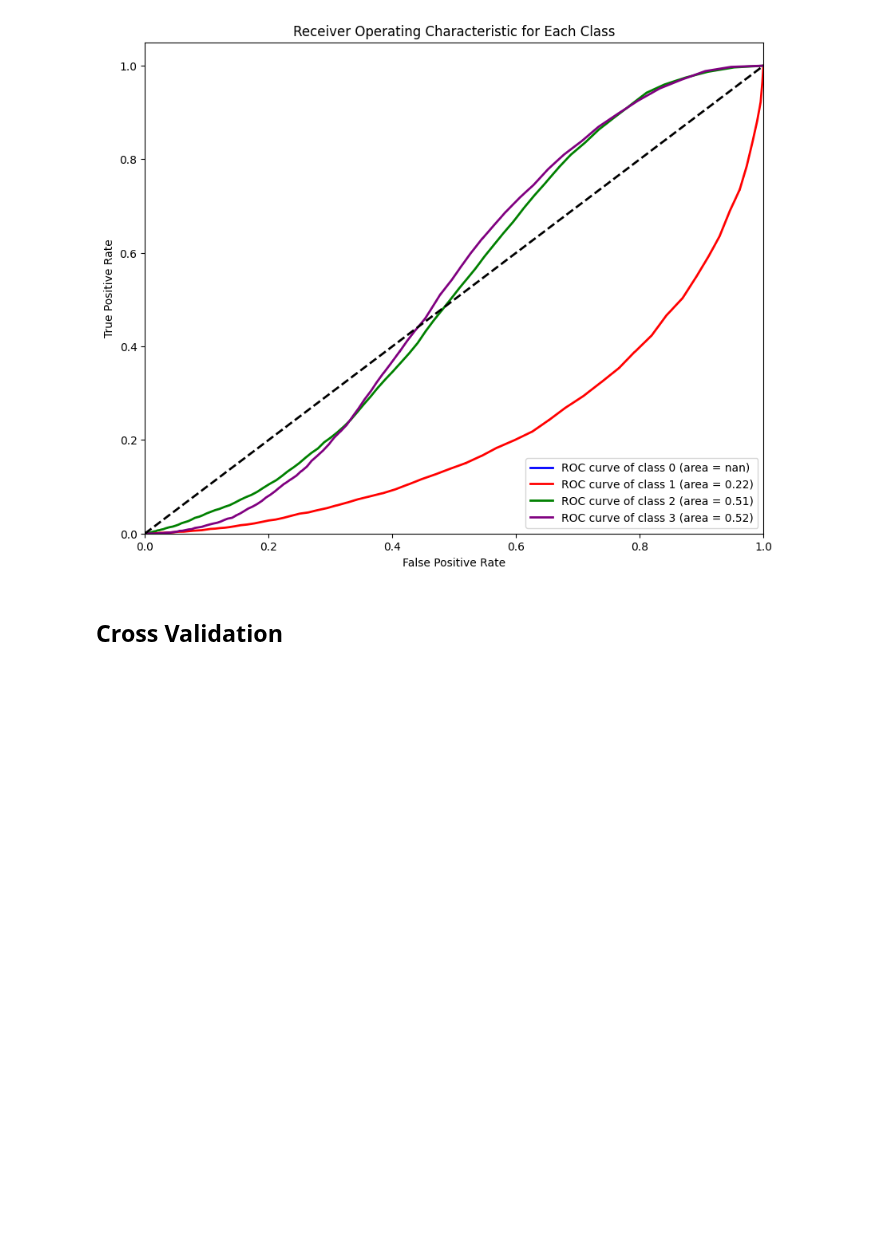
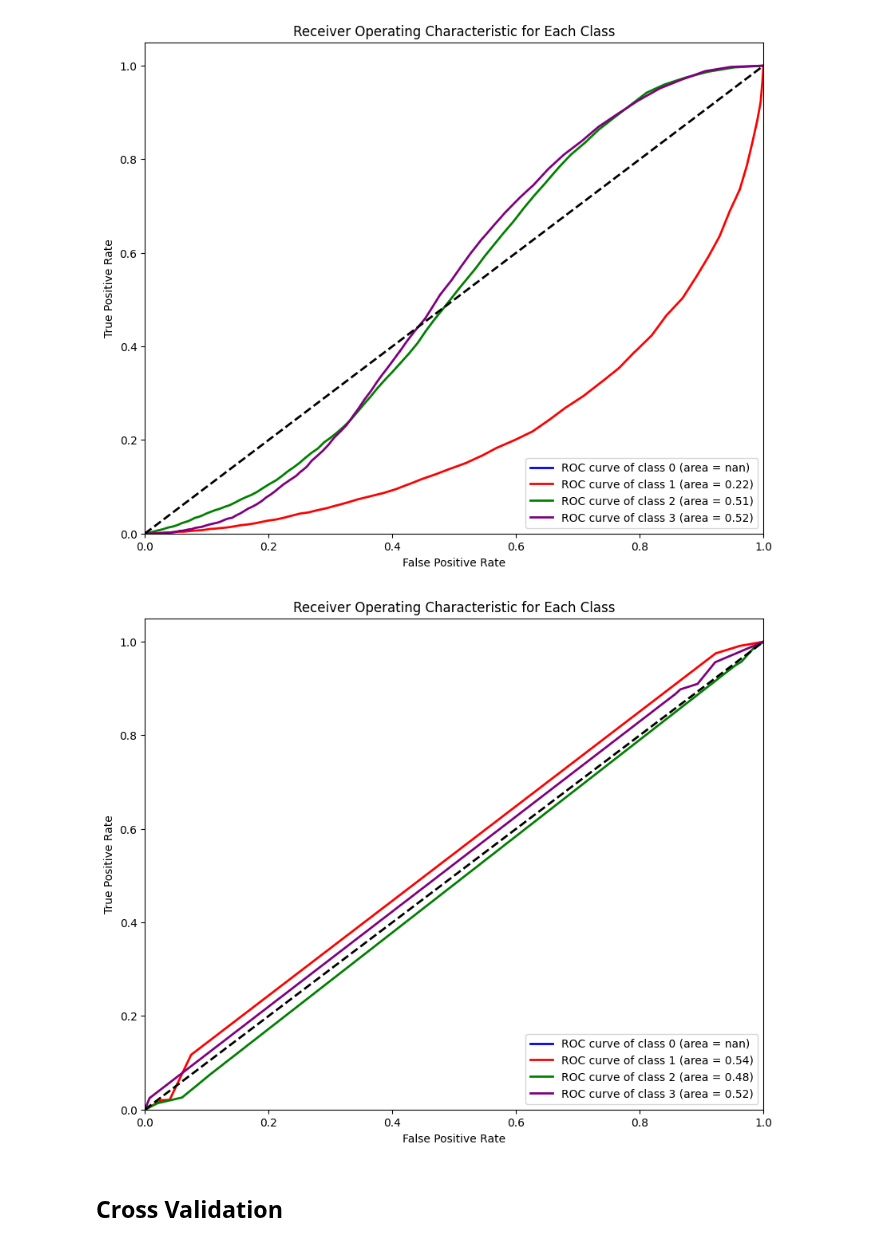
Before and after one commit to henry-bao/paml-final-project, a Jupyter notebook: src/model_evaluation.ipynb, the cells around one changed output. Saved outputs shown, nothing was run; the diff lists cells and outputs as text; code cells hidden in the pictures; blank space fills up the shorter version.

```diff
--- a/src/model_evaluation.ipynb
+++ b/src/model_evaluation.ipynb
@@ -180,5 +188,5 @@ https://scikit-learn.org/stable/model_persistence.html#security-maintainability-
 # %%
-df = df.drop(['Zipcode', 'Airport_Code','Street'], axis=1)
+df = df.drop(['Zipcode', 'Airport_Code','Street', 'Year', 'Start_Lat', 'Start_Lng', "Timezone"], axis=1)
 df_dummy = pd.get_dummies(df, drop_first=True)
 
 target='Severity'
@@ -193,15 +201,21 @@ X_train, X_test, y_train, y_test = train_test_split(X, y, test_size=0.2, random_
 # %%
 # Make predictions
+from sklearn.metrics import accuracy_score
 # Random Forest
 y_pred_rf = rf_model.predict(X_test)
-print(y_pred_rf.shape)
 y_proba_rf = rf_model.predict_proba(X_test)
-print(y_proba_rf.shape)
+rf_accuracy = accuracy_score(y_test, y_pred_rf)
+print(f"Random Forest Accuracy: {rf_accuracy:.2f}")
 
 # Decision Tree
 y_pred_dt = dt_model.predict(X_test.values)
+y_proba_dt = dt_model.predict_proba(X_test.values)
+dt_accuracy = accuracy_score(y_test, y_pred_dt)
+print(f"Decision Tree Accuracy: {dt_accuracy:.2f}")
 
 # Naive Bayes
 y_pred_nb = nb_model.predict(X_test)
 y_proba_nb = nb_model.predict_proba(X_test)
+nb_accuracy = accuracy_score(y_test, y_pred_nb)
+print(f"Naive Bayes Accuracy: {nb_accuracy:.2f}")
 # %% [output]
@@ -325,6 +336,40 @@ plt.legend(loc="lower right")
 plt.show()
 # %% [output]
 [figure]
+# %%
+# Decision Tree
+from sklearn.metrics import roc_curve, auc
+import matplotlib.pyplot as plt
+from sklearn.preprocessing import label_binarize
+
+# Binarize the labels
+y_test_binarized = label_binarize(y_test, classes=[0, 1, 2, 3])
+
+# Calculate ROC curve and ROC area for each class
+n_classes = y_proba_dt.shape[1]
+fpr, tpr, roc_auc = {}, {}, {}
+
+for i in range(n_classes):
+    fpr[i], tpr[i], _ = roc_curve(y_test_binarized[:, i], y_proba_dt[:, i])
+    roc_auc[i] = auc(fpr[i], tpr[i])
+
+# Plot all ROC curves
+plt.figure(figsize=(10, 8))
+colors = ['blue', 'red', 'green', 'purple']
+for i, color in zip(range(n_classes), colors):
+    plt.plot(fpr[i], tpr[i], color=color, lw=2,
+             label='ROC curve of class {0} (area = {1:.2f})'.format(i, roc_auc[i]))
+
+plt.plot([0, 1], [0, 1], 'k--', lw=2)
+plt.xlim([0.0, 1.0])
+plt.ylim([0.0, 1.05])
+plt.xlabel('False Positive Rate')
+plt.ylabel('True Positive Rate')
+plt.title('Receiver Operating Characteristic for Each Class')
+plt.legend(loc="lower right")
+plt.show()
+# %% [output]
+[figure, added]
 # %%
 # Naive Bayes
 # replace y_proba_rf with y_proba_nb
```
Also changed, not shown: parts of 10 cells of this notebook.
